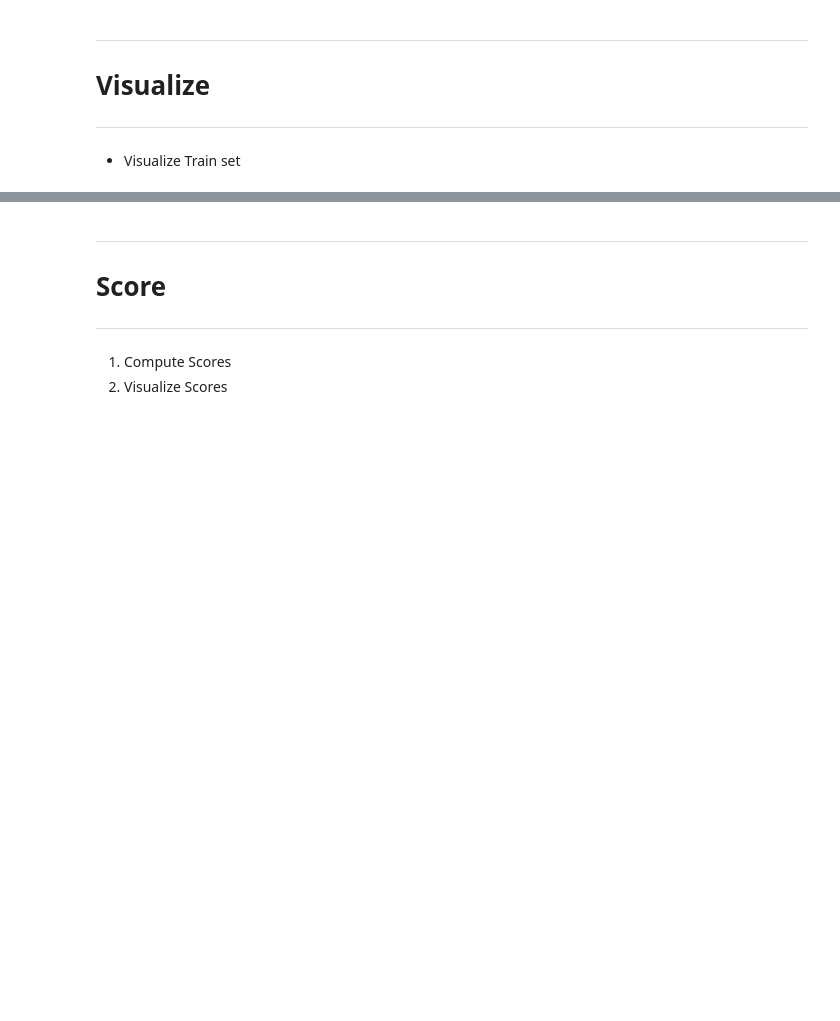
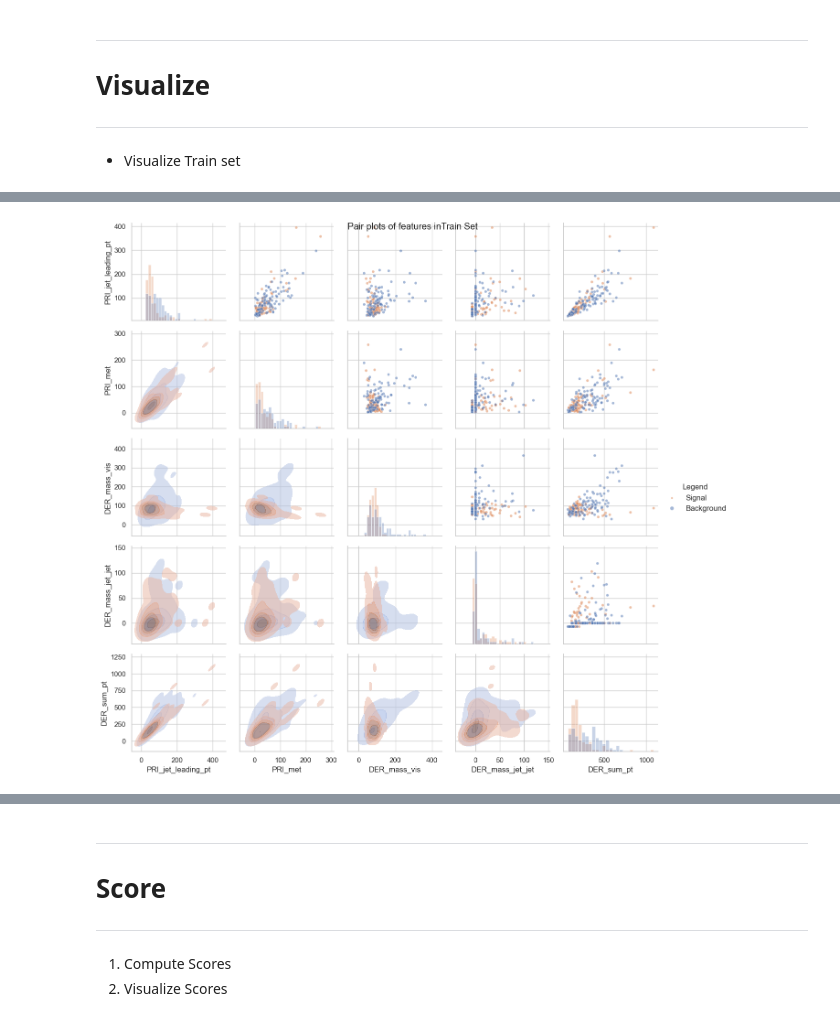
Before and after one commit to blackSwanCS/Collaboration_A, a Jupyter notebook: StartingKit_HiggsML_Uncertainty_Challenge.ipynb, the cells around one changed output, grey strips where cells are left out. Cells and saved outputs as stored; diff of their text form; code cells hidden in the pictures; blank space fills up the shorter version.

```diff
--- a/StartingKit_HiggsML_Uncertainty_Challenge.ipynb
+++ b/StartingKit_HiggsML_Uncertainty_Challenge.ipynb
@@ -249,0 +203,5 @@ visualize.show_histogram()
+# %%
+# Show data summary
+train_visualize.pair_plots(sample_size=100)
+# %% [output]
+[figure, added]
```
Also changed, not shown: parts of 65 cells of this notebook, 13 other files.
